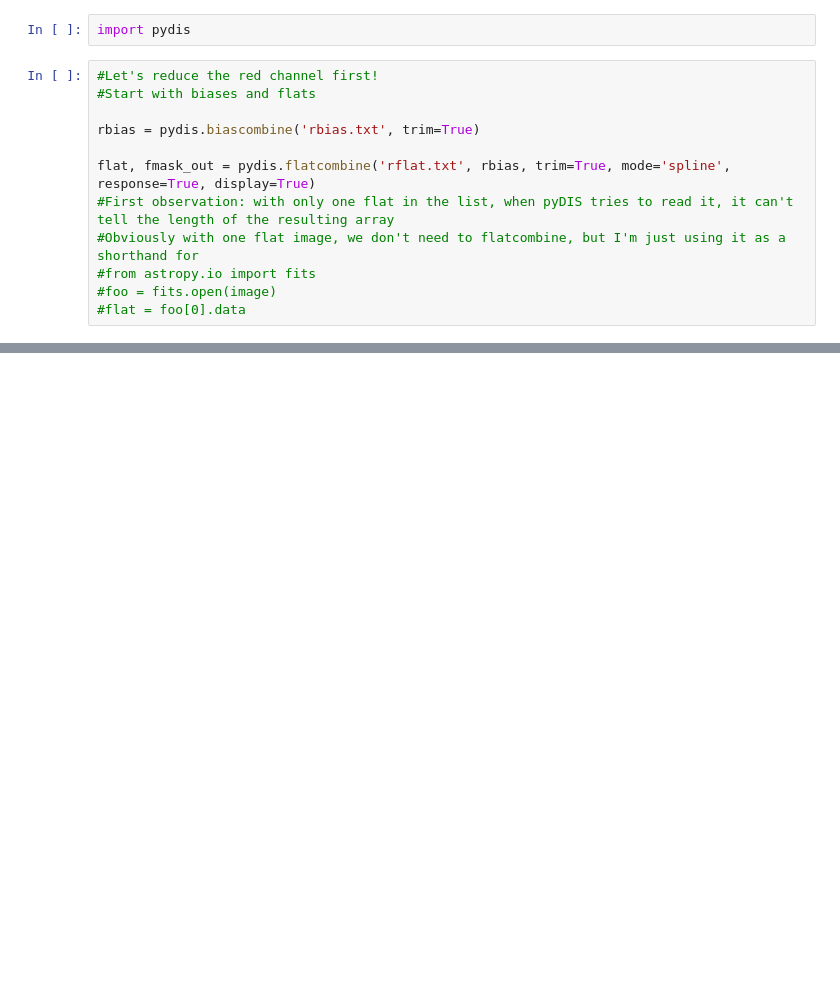
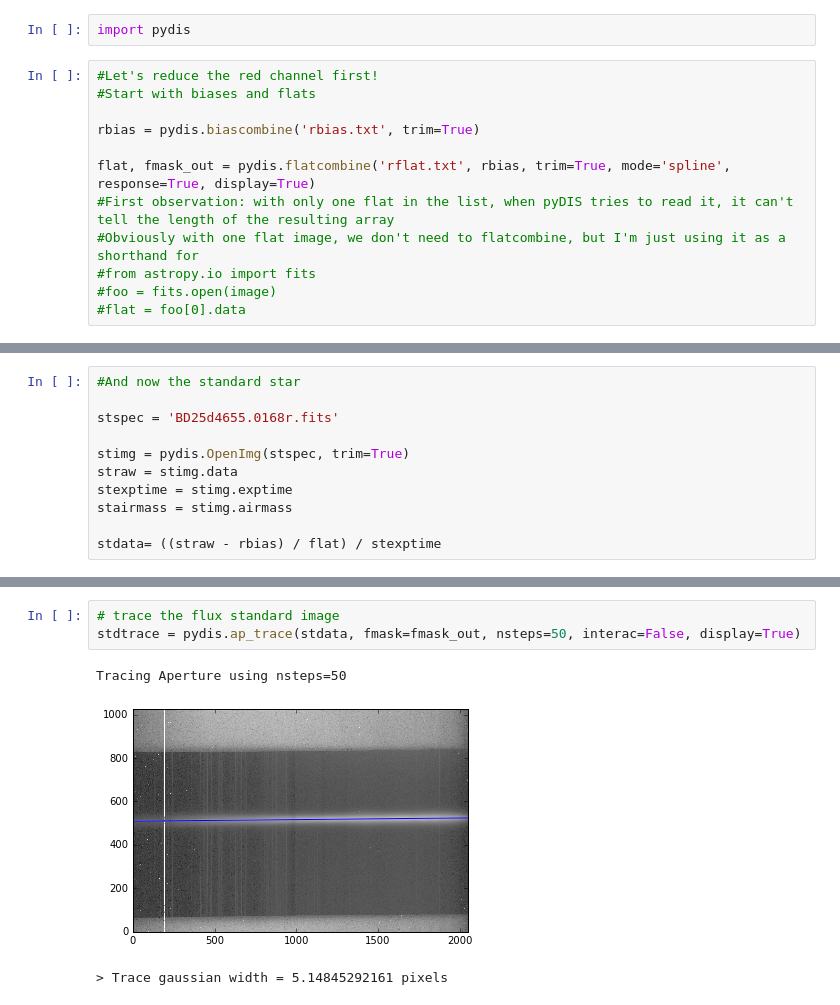
Before and after one commit to tzdwi/SN2009ip_PyDIS, a Jupyter notebook: PyDIS Practice.ipynb, the cells around one changed output, grey strips where cells are left out. Drawn from its saved outputs; the diff is of its cells as text; blank space fills up the shorter version.

```diff
--- a/PyDIS Practice.ipynb
+++ b/PyDIS Practice.ipynb
@@ -30,0 +71,11 @@ flat, fmask_out = pydis.flatcombine('rflat.txt', rbias, trim=True, mode='spline'
+# %%
+#And now the standard star
+
+stspec = 'BD25d4655.0168r.fits'
+
+stimg = pydis.OpenImg(stspec, trim=True)
+straw = stimg.data
+stexptime = stimg.exptime
+stairmass = stimg.airmass
+
+stdata= ((straw - rbias) / flat) / stexptime
@@ -30,0 +101,7 @@ flat, fmask_out = pydis.flatcombine('rflat.txt', rbias, trim=True, mode='spline'
+# %%
+# trace the flux standard image
+stdtrace = pydis.ap_trace(stdata, fmask=fmask_out, nsteps=50, interac=False, display=True)
+# %% [output]
+Tracing Aperture using nsteps=50
+[figure, added]
+> Trace gaussian width = 5.14845292161 pixels
```
Also changed, not shown: parts of 13 cells of this notebook.
